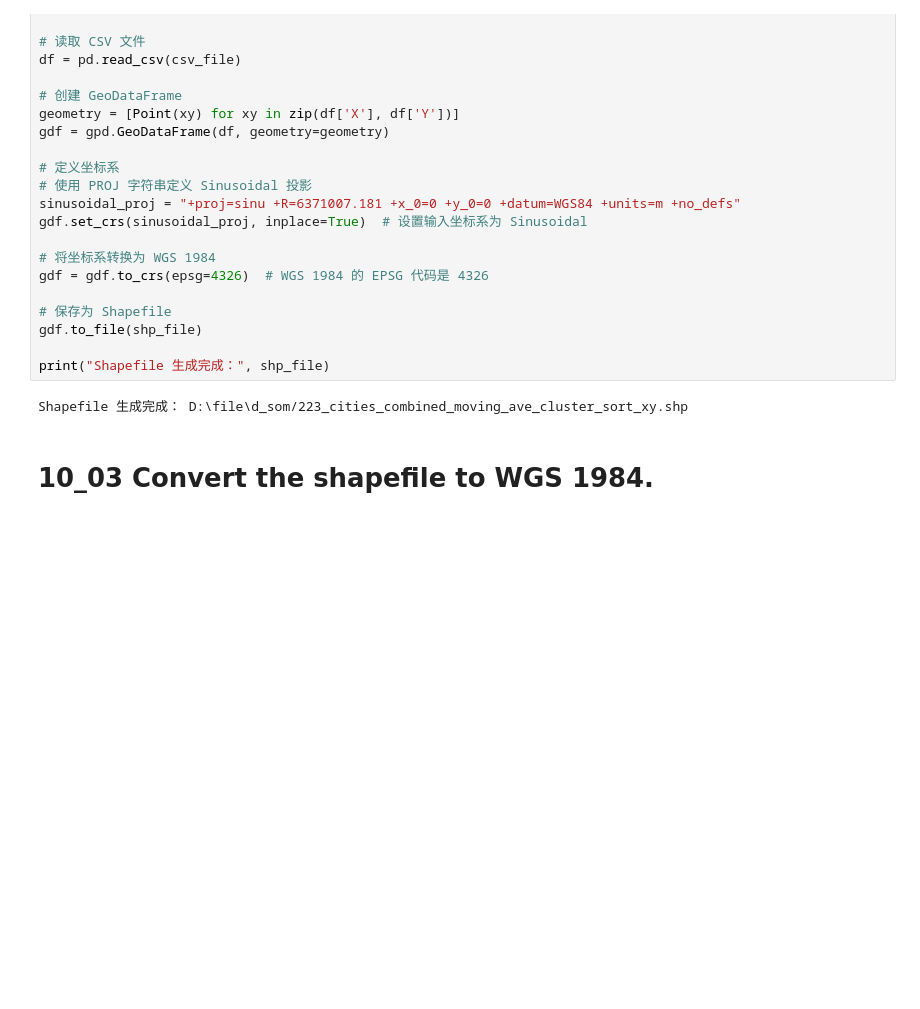
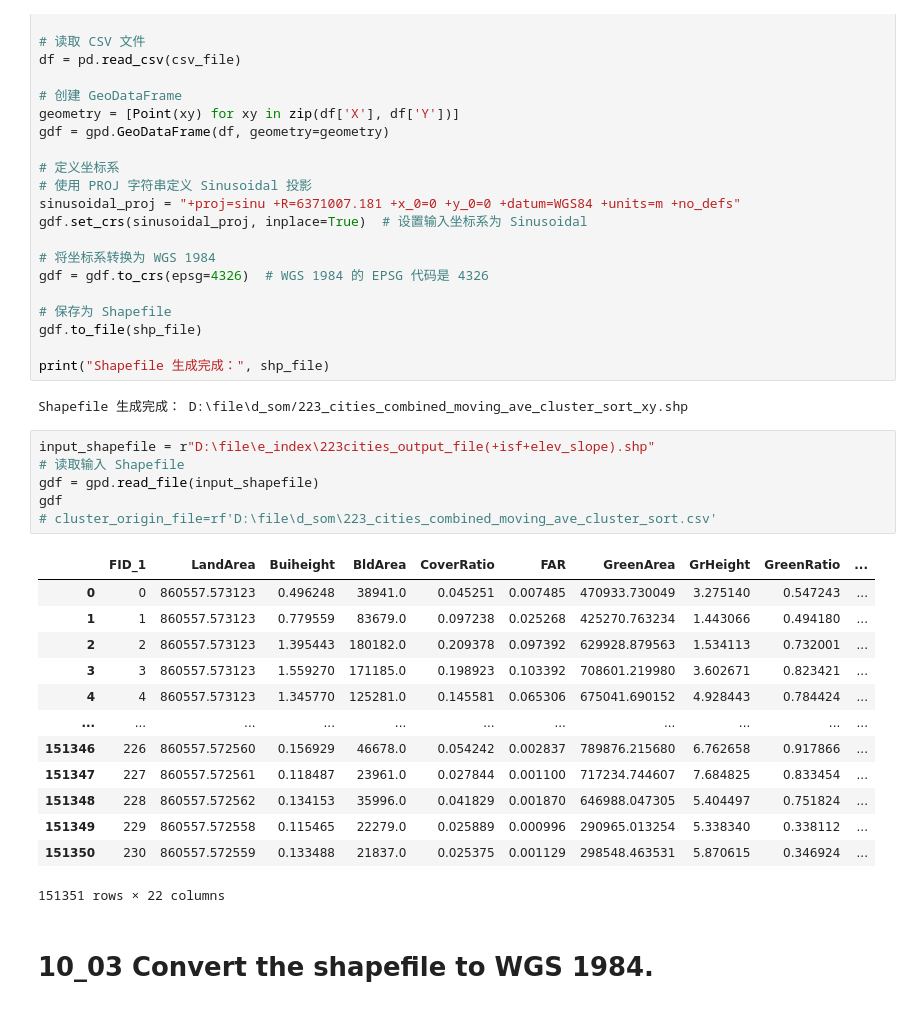
Before and after one commit to LiliLIN0324/gloabl-urban-heat, a Jupyter notebook: coding/d_zonalst&cluster_merge_visual.ipynb, the cells around one changed output. Cells and saved outputs as stored; diff of their text form; blank space fills up the shorter version.

```diff
--- a/coding/d_zonalst&cluster_merge_visual.ipynb
+++ b/coding/d_zonalst&cluster_merge_visual.ipynb
@@ -72,6 +103,26 @@ gdf.to_file(shp_file)
 print("Shapefile 生成完成：", shp_file)
 # %% [output]
 Shapefile 生成完成： D:\file\d_som/223_cities_combined_moving_ave_cluster_sort_xy.shp
+# %%
+input_shapefile = r"D:\file\e_index\223cities_output_file(+isf+elev_slope).shp"
+# 读取输入 Shapefile
+gdf = gpd.read_file(input_shapefile)
+gdf
+# cluster_origin_file=rf'D:\file\d_som\223_cities_combined_moving_ave_cluster_sort.csv'
+# %% [output]
+|  | FID_1 | LandArea | Buiheight | BldArea | CoverRatio | FAR | GreenArea | GrHeight | GreenRatio | ... |
+| 0 | 0 | 860557.573123 | 0.496248 | 38941.0 | 0.045251 | 0.007485 | 470933.730049 | 3.275140 | 0.547243 | ... |
+| 1 | 1 | 860557.573123 | 0.779559 | 83679.0 | 0.097238 | 0.025268 | 425270.763234 | 1.443066 | 0.494180 | ... |
+| 2 | 2 | 860557.573123 | 1.395443 | 180182.0 | 0.209378 | 0.097392 | 629928.879563 | 1.534113 | 0.732001 | ... |
+| 3 | 3 | 860557.573123 | 1.559270 | 171185.0 | 0.198923 | 0.103392 | 708601.219980 | 3.602671 | 0.823421 | ... |
+| 4 | 4 | 860557.573123 | 1.345770 | 125281.0 | 0.145581 | 0.065306 | 675041.690152 | 4.928443 | 0.784424 | ... |
+| ... | ... | ... | ... | ... | ... | ... | ... | ... | ... | ... |
+| 151346 | 226 | 860557.572560 | 0.156929 | 46678.0 | 0.054242 | 0.002837 | 789876.215680 | 6.762658 | 0.917866 | ... |
+| 151347 | 227 | 860557.572561 | 0.118487 | 23961.0 | 0.027844 | 0.001100 | 717234.744607 | 7.684825 | 0.833454 | ... |
+| 151348 | 228 | 860557.572562 | 0.134153 | 35996.0 | 0.041829 | 0.001870 | 646988.047305 | 5.404497 | 0.751824 | ... |
+| 151349 | 229 | 860557.572558 | 0.115465 | 22279.0 | 0.025889 | 0.000996 | 290965.013254 | 5.338340 | 0.338112 | ... |
+| 151350 | 230 | 860557.572559 | 0.133488 | 21837.0 | 0.025375 | 0.001129 | 298548.463531 | 5.870615 | 0.346924 | ... |
+151351 rows × 22 columns
 # %% [markdown]
 # 10_03 Convert the shapefile to WGS 1984.
 # %%
```
Also changed, not shown: parts of 11 cells of this notebook, 3 other files.
